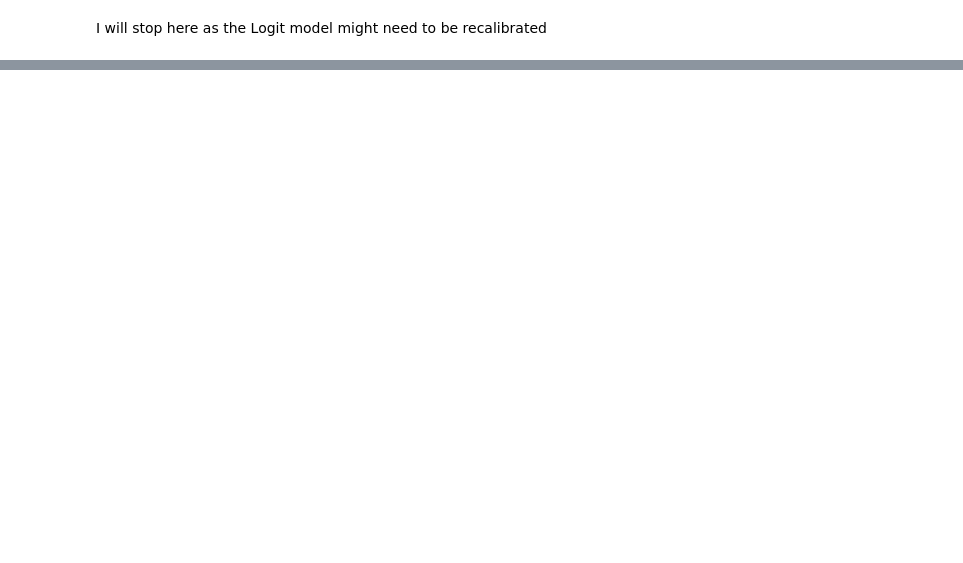
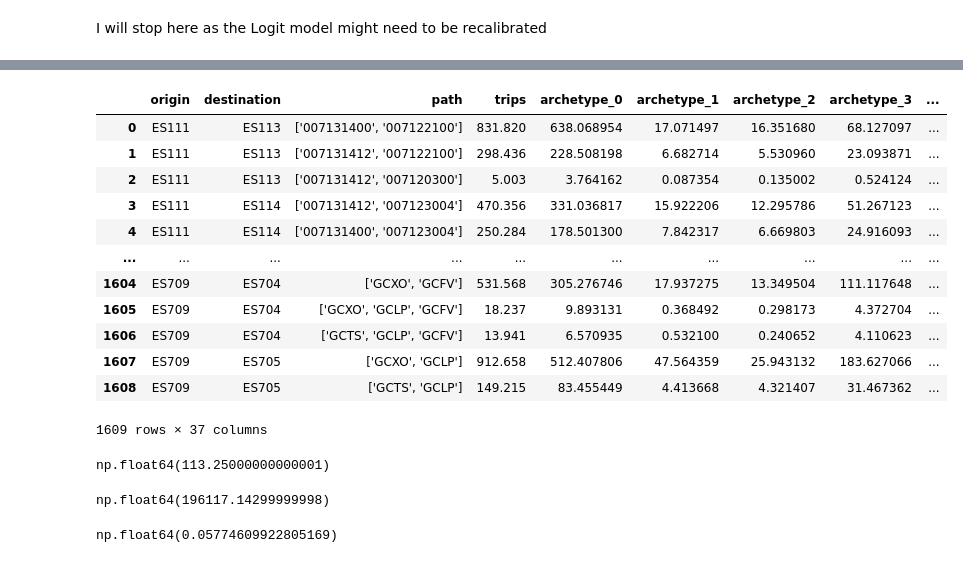
Before and after one commit to UoW-ATM/MultiModX, a Jupyter notebook: notebooks/logit_model_calibration_and_analysis.ipynb, the cells around one changed output, grey strips where cells are left out. Saved outputs shown, nothing was run; the diff lists cells and outputs as text; code cells hidden in the pictures; blank space fills up the shorter version.

```diff
--- a/notebooks/logit_model_calibration_and_analysis.ipynb
+++ b/notebooks/logit_model_calibration_and_analysis.ipynb
@@ -412,0 +522,16 @@ calibration_plot(final_test_improved["archetype_0"],"test")
+# %%
+trips_logit_improved
+# %% [output]
+|  | origin | destination | path | trips | archetype_0 | archetype_1 | archetype_2 | archetype_3 | ... |
+| 0 | ES111 | ES113 | ['007131400', '007122100'] | 831.820 | 638.068954 | 17.071497 | 16.351680 | 68.127097 | ... |
+| 1 | ES111 | ES113 | ['007131412', '007122100'] | 298.436 | 228.508198 | 6.682714 | 5.530960 | 23.093871 | ... |
+| 2 | ES111 | ES113 | ['007131412', '007120300'] | 5.003 | 3.764162 | 0.087354 | 0.135002 | 0.524124 | ... |
+| 3 | ES111 | ES114 | ['007131412', '007123004'] | 470.356 | 331.036817 | 15.922206 | 12.295786 | 51.267123 | ... |
+| 4 | ES111 | ES114 | ['007131400', '007123004'] | 250.284 | 178.501300 | 7.842317 | 6.669803 | 24.916093 | ... |
+| ... | ... | ... | ... | ... | ... | ... | ... | ... | ... |
+| 1604 | ES709 | ES704 | ['GCXO', 'GCFV'] | 531.568 | 305.276746 | 17.937275 | 13.349504 | 111.117648 | ... |
+| 1605 | ES709 | ES704 | ['GCXO', 'GCLP', 'GCFV'] | 18.237 | 9.893131 | 0.368492 | 0.298173 | 4.372704 | ... |
+| 1606 | ES709 | ES704 | ['GCTS', 'GCLP', 'GCFV'] | 13.941 | 6.570935 | 0.532100 | 0.240652 | 4.110623 | ... |
+| 1607 | ES709 | ES705 | ['GCXO', 'GCLP'] | 912.658 | 512.407806 | 47.564359 | 25.943132 | 183.627066 | ... |
+| 1608 | ES709 | ES705 | ['GCTS', 'GCLP'] | 149.215 | 83.455449 | 4.413668 | 4.321407 | 31.467362 | ... |
+1609 rows × 37 columns
@@ -412,0 +540,12 @@ calibration_plot(final_test_improved["archetype_0"],"test")
+# %%
+filtered_df["trips"].sum()
+# %% [output]
+np.float64(113.25000000000001)
+# %%
+trips_logit_improved["trips"].sum()
+# %% [output]
+np.float64(196117.14299999998)
+# %%
+filtered_df["trips"].sum()/trips_logit_improved["trips"].sum()*100
+# %% [output]
+np.float64(0.05774609922805169)
```
Also changed, not shown: parts of 37 cells of this notebook, 6 other files.
